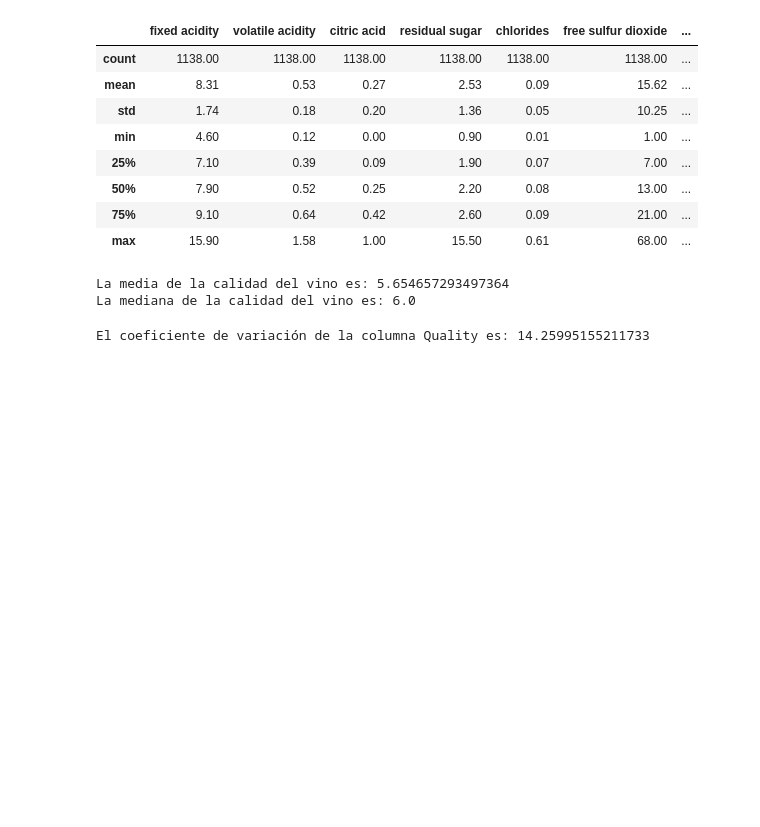
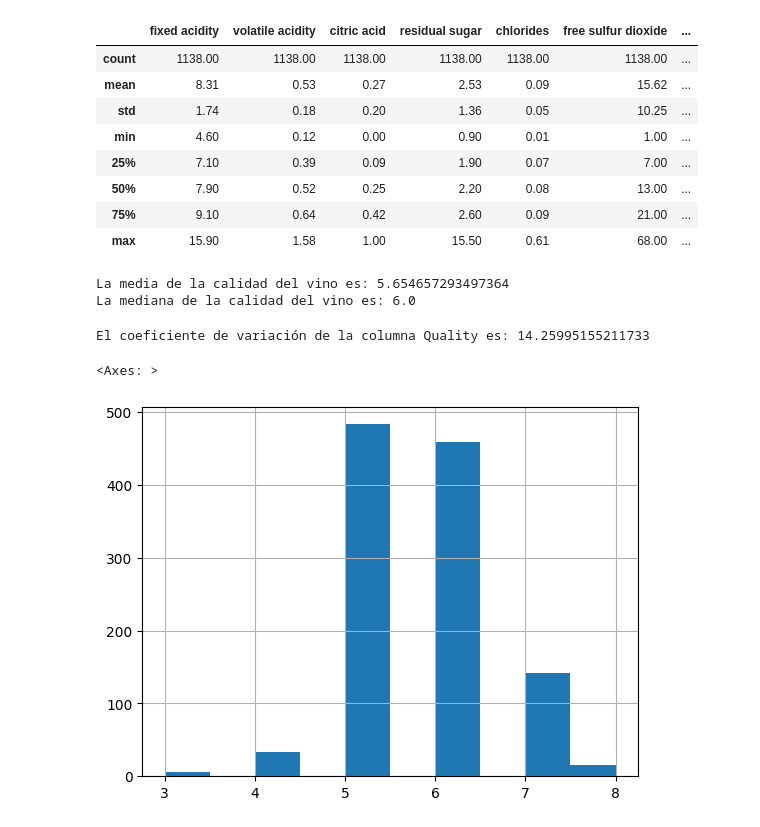
Before and after one commit to ignaciomz/CH_IM_61140, a Jupyter notebook: WineQuality_Parte1_Martínez.ipynb, the cells around one changed output. Saved outputs shown, nothing was run; the diff lists cells and outputs as text; code cells hidden in the pictures; blank space fills up the shorter version.

```diff
--- a/WineQuality_Parte1_Martínez.ipynb
+++ b/WineQuality_Parte1_Martínez.ipynb
@@ -209,3 +209,10 @@ print("El coeficiente de variación de la columna Quality es:", desv_std)
 #Entendiendo que es menor al 30%, la media es representativa. Además, con los calculos realizados anteriormente, vemos la cercania numerica entre la Media y la Mediana.
 # %% [output]
 El coeficiente de variación de la columna Quality es: 14.25995155211733
+# %%
+#En un histograma rápido, podemos observar como se corresponde la frecuencia de los valores de Quality del data frame.
+
+qw.quality.hist()
+# %% [output]
+<Axes: >
+[figure, added]
```
Also changed, not shown: parts of 10 cells of this notebook.
